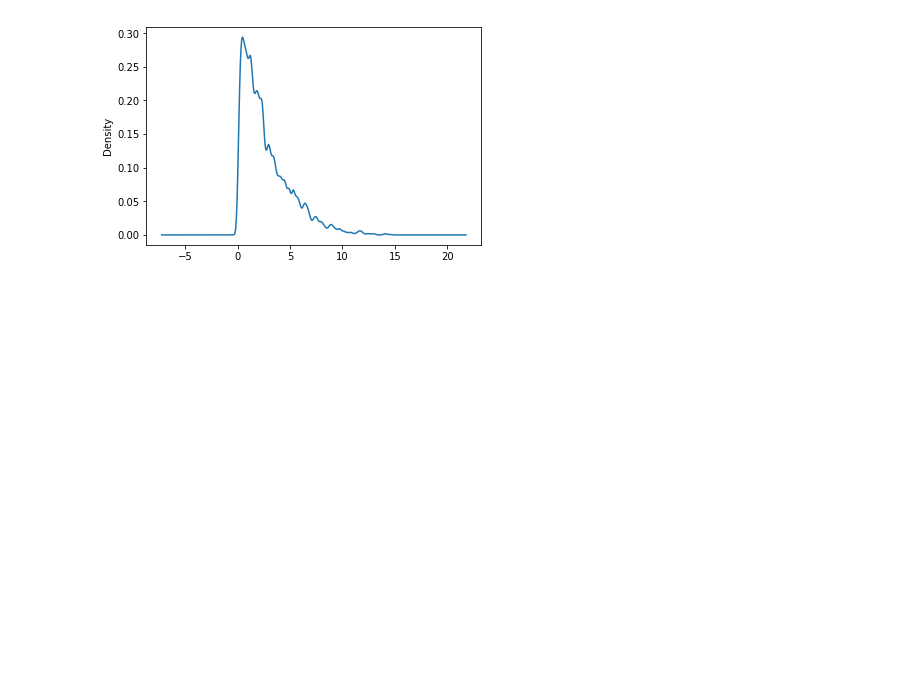
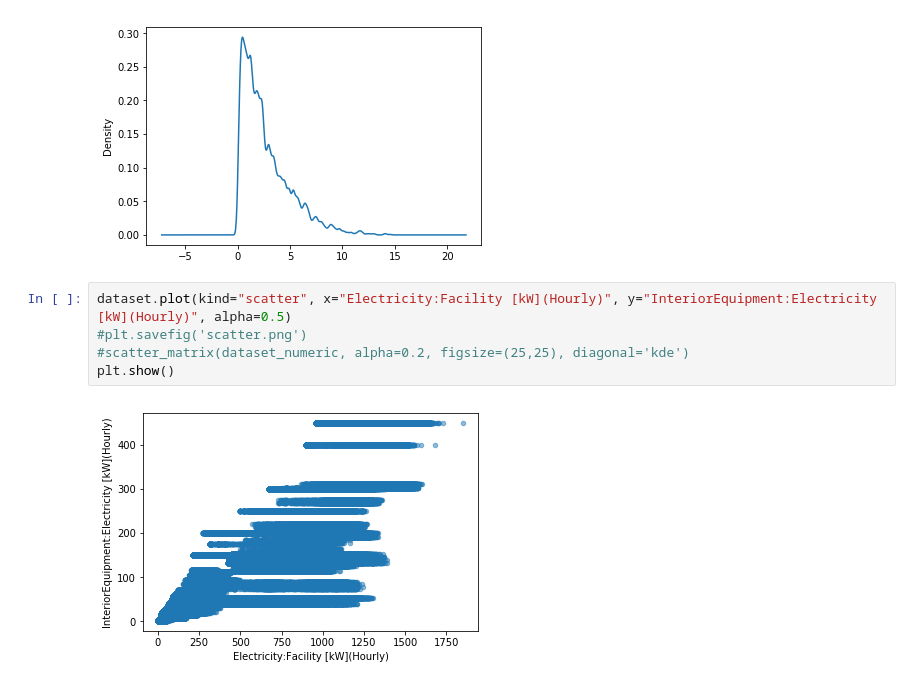
Before and after one commit to fagan2888/EnergyScience, a Jupyter notebook: EDA.ipynb, the cells around one changed output. Drawn from its saved outputs; the diff is of its cells as text; blank space fills up the shorter version.

```diff
--- a/EDA.ipynb
+++ b/EDA.ipynb
@@ -122,3 +122,10 @@ dataset['windSpeed'].plot(kind='kde')
 # %% [output]
 <matplotlib.axes._subplots.AxesSubplot at 0x...>
 [figure]
+# %%
+dataset.plot(kind="scatter", x="Electricity:Facility [kW](Hourly)", y="InteriorEquipment:Electricity [kW](Hourly)", alpha=0.5)
+#plt.savefig('scatter.png')
+#scatter_matrix(dataset_numeric, alpha=0.2, figsize=(25,25), diagonal='kde')
+plt.show()
+# %% [output]
+[figure, added]
```
Also changed, not shown: parts of 11 cells of this notebook, 2 other files.
